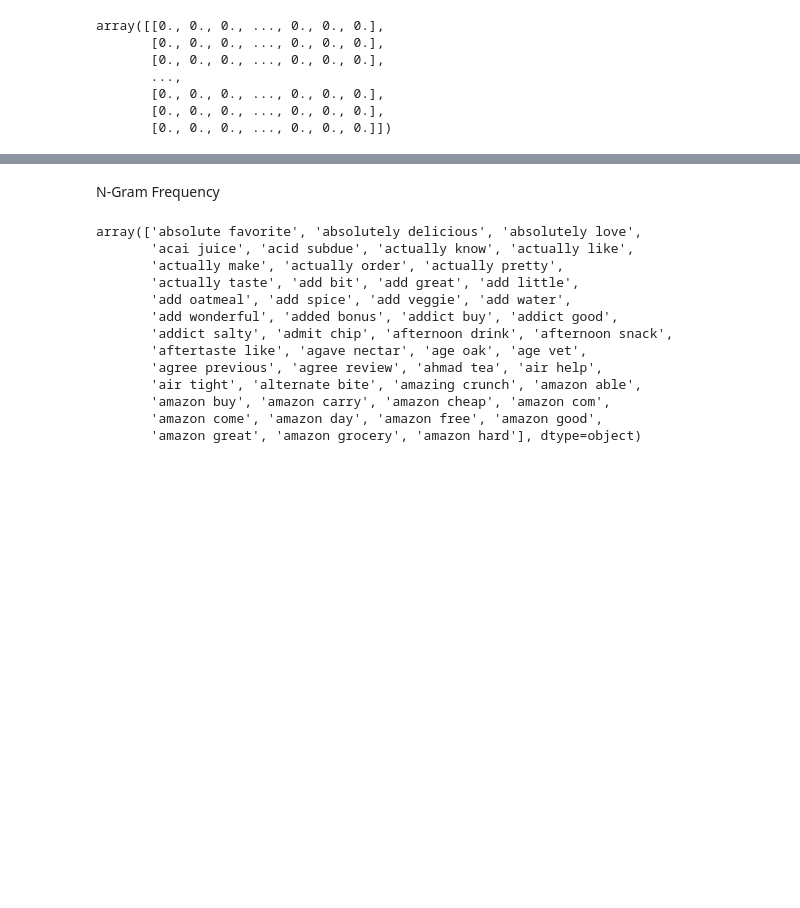
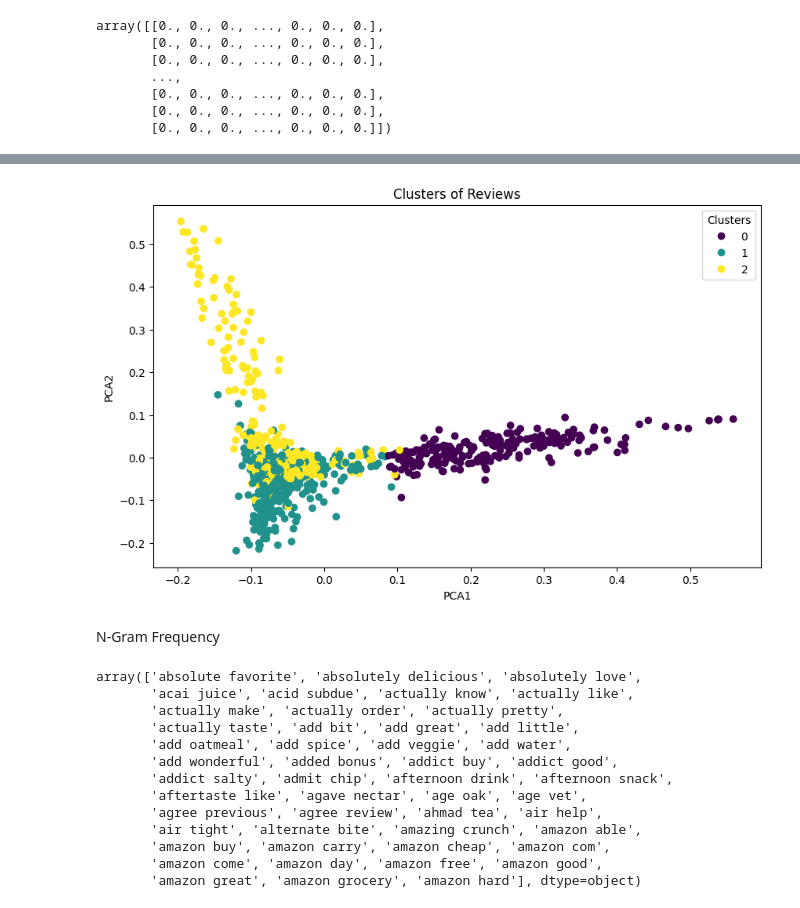
Before and after one commit to Vijayalekshmi203/SentimentAnalysis, a Jupyter notebook: SA.ipynb, the cells around one changed output, grey strips where cells are left out. Cells and saved outputs as stored; diff of their text form; code cells hidden in the pictures; blank space fills up the shorter version.

Commit message:
Added Clustering

```diff
--- a/SA.ipynb
+++ b/SA.ipynb
@@ -681,0 +678,12 @@ array([[0., 0., 0., ..., 0., 0., 0.],
+# %%
+from sklearn.cluster import KMeans
+
+# Cluster the text data
+num_clusters = 3  # Adjust this number according to your dataset
+kmeans = KMeans(n_clusters=num_clusters, random_state=42)
+kmeans.fit(X_tf_idf)
+data['Cluster'] = kmeans.labels_
+
+# Print the cluster assignments for debugging
+print("Cluster Assignments:")
+print(data['Cluster'])
@@ -682,3 +704,24 @@ array([[0., 0., 0., ..., 0., 0., 0.],
+# %%
+from sklearn.decomposition import PCA
+
+# Use PCA to reduce dimensions for visualization
+pca = PCA(n_components=2, random_state=42)
+pca_result = pca.fit_transform(X_tf_idf.toarray())
+
+# Create a DataFrame for visualization
+data['PCA1'] = pca_result[:, 0]
+data['PCA2'] = pca_result[:, 1]
+
+# Plot the clusters
+plt.figure(figsize=(10, 6))
+scatter = plt.scatter(data['PCA1'], data['PCA2'], c=data['Cluster'], cmap='viridis')
+plt.legend(*scatter.legend_elements(), title="Clusters")
+plt.title('Clusters of Reviews')
+plt.xlabel('PCA1')
+plt.ylabel('PCA2')
+plt.show()
+# %% [output]
+[figure, added]
 # %% [markdown]
 N-Gram Frequency
 # %%
```
Also changed, not shown: parts of 17 cells of this notebook.
